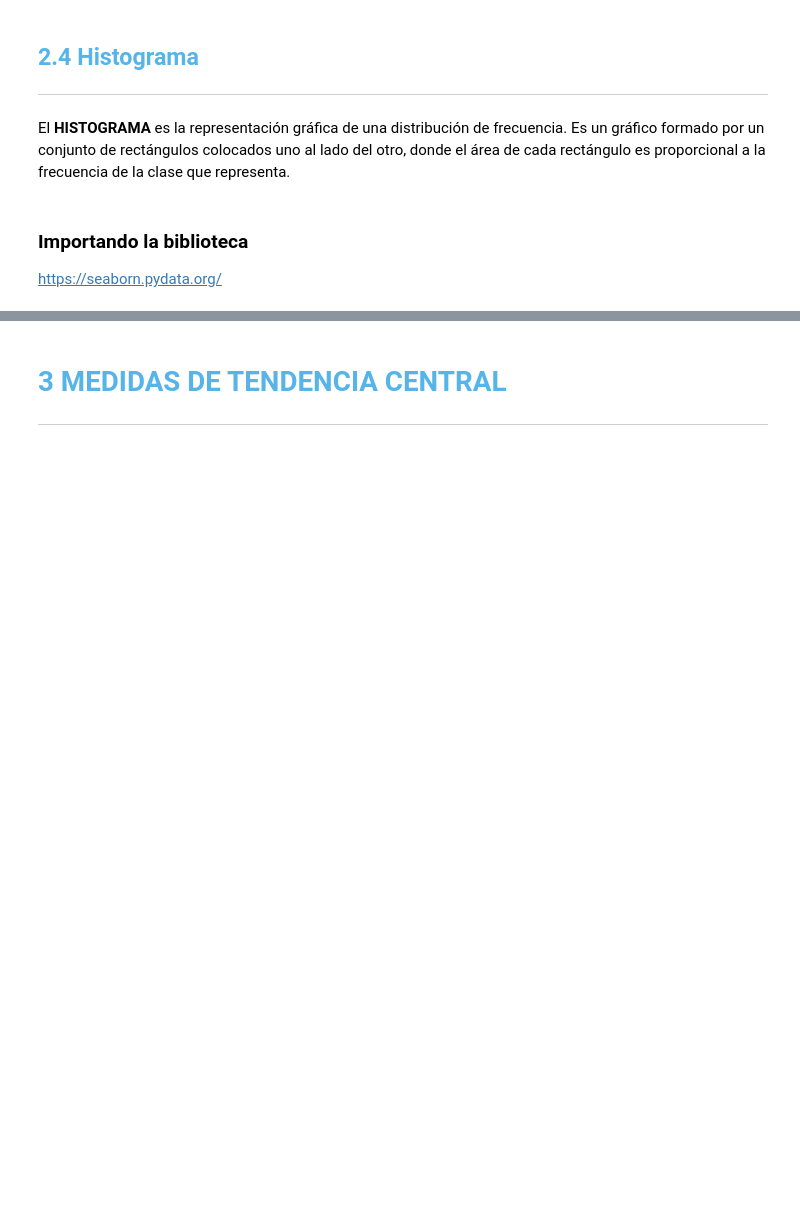
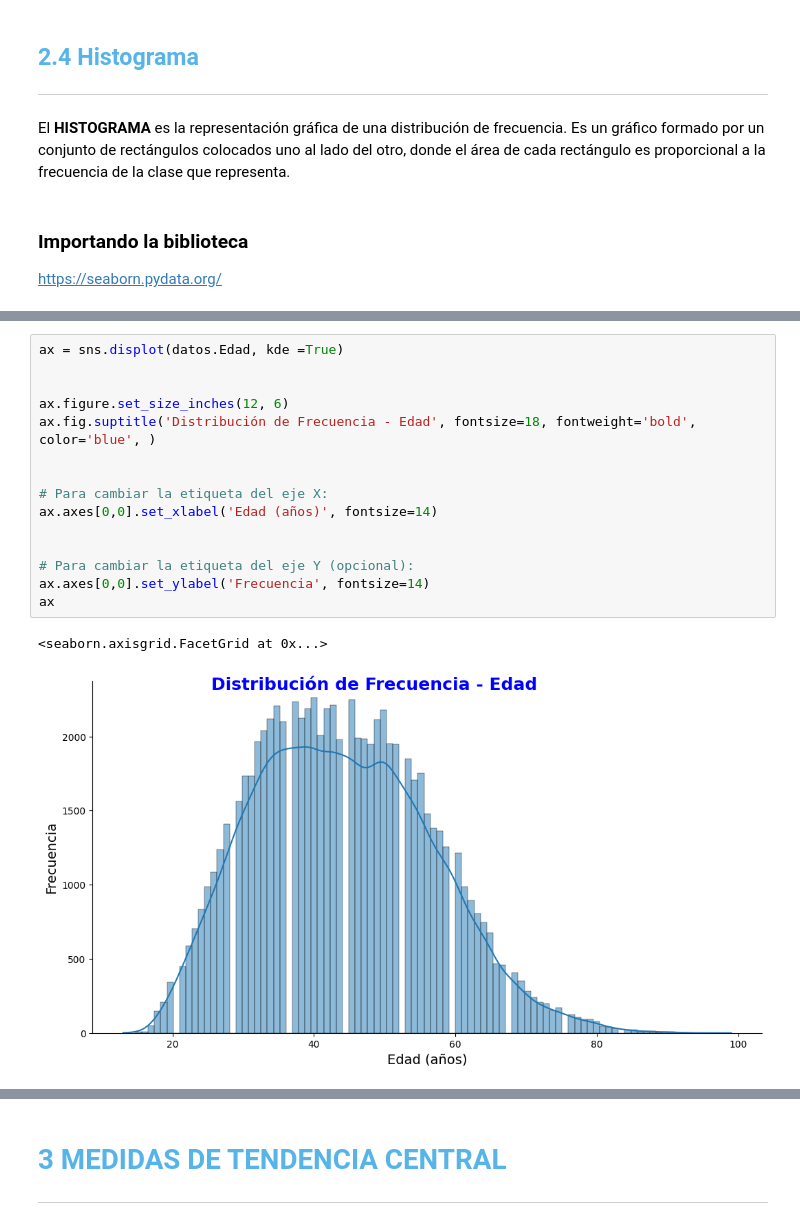
Before and after one commit to yuri19762008/001_ORACLE, a Jupyter notebook: 014_ESTADISTICAS_PYTHON/Curso_de_Estadística_con_Python_1.ipynb, the cells around one changed output, grey strips where cells are left out. Cells and saved outputs as stored; diff of their text form; blank space fills up the shorter version.

```diff
--- a/014_ESTADISTICAS_PYTHON/Curso_de_Estadística_con_Python_1.ipynb
+++ b/014_ESTADISTICAS_PYTHON/Curso_de_Estadística_con_Python_1.ipynb
@@ -317,0 +596,18 @@ https://seaborn.pydata.org/
+# %%
+ax = sns.displot(datos.Edad, kde =True)
+
+
+ax.figure.set_size_inches(12, 6)
+ax.fig.suptitle('Distribución de Frecuencia - Edad', fontsize=18, fontweight='bold', color='blue', )
+
+
+# Para cambiar la etiqueta del eje X:
+ax.axes[0,0].set_xlabel('Edad (años)', fontsize=14)
+
+
+# Para cambiar la etiqueta del eje Y (opcional):
+ax.axes[0,0].set_ylabel('Frecuencia', fontsize=14)
+ax
+# %% [output]
+<seaborn.axisgrid.FacetGrid at 0x...>
+[figure, added]
```
Also changed, not shown: parts of 31 cells of this notebook.
